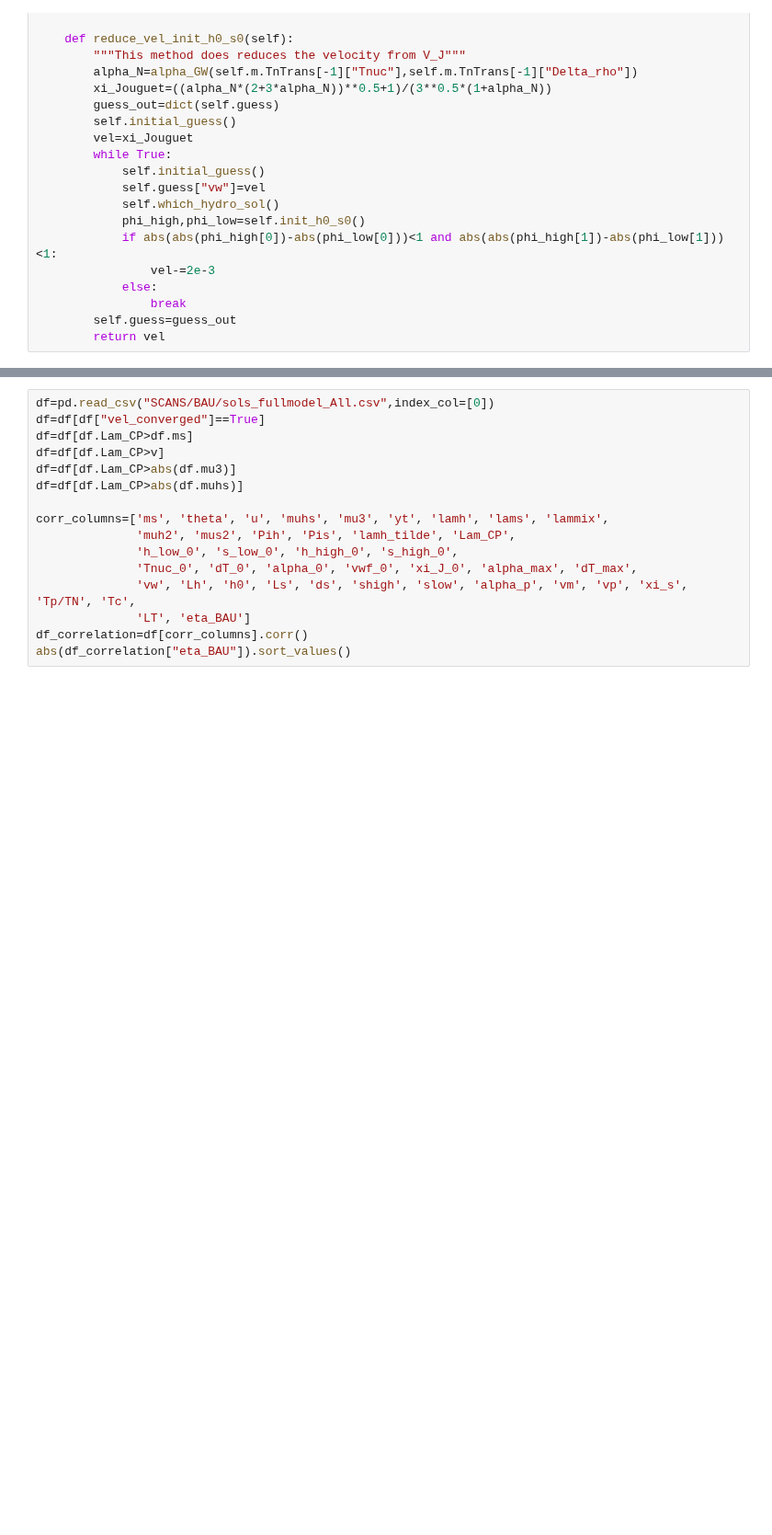
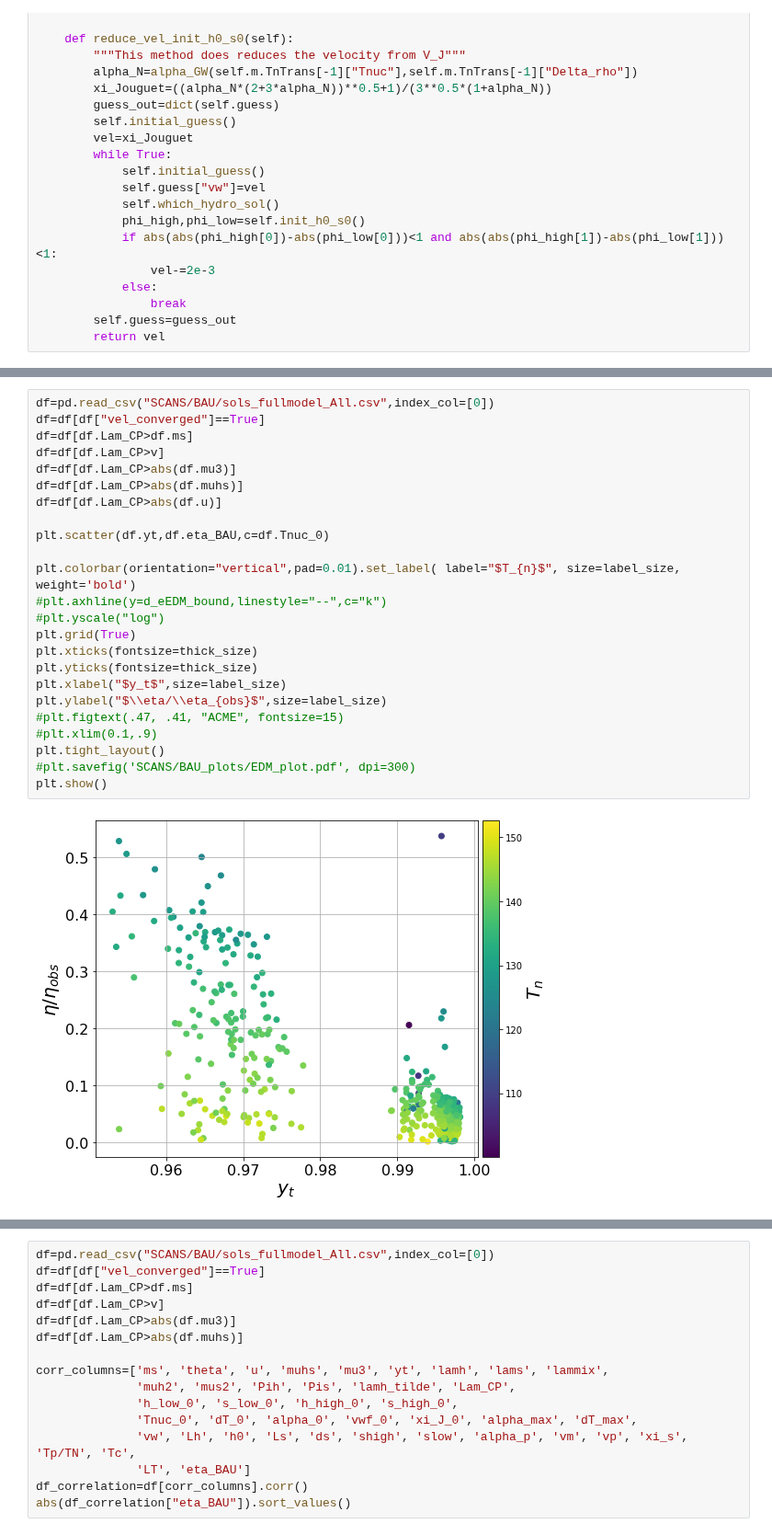
Before and after one commit to PB-316/Z_2breaking-PT-BAU, a Jupyter notebook: check_topquark_full.ipynb, the cells around one changed output, grey strips where cells are left out. Shown at 92% size. Saved outputs shown, nothing was run; the diff lists cells and outputs as text; blank space fills up the shorter version.

```diff
--- a/check_topquark_full.ipynb
+++ b/check_topquark_full.ipynb
@@ -1946,6 +2000,32 @@ plt.tight_layout()
 plt.show()
 # %% [output]
 [figure]
+# %%
+df=pd.read_csv("SCANS/BAU/sols_fullmodel_All.csv",index_col=[0])
+df=df[df["vel_converged"]==True]
+df=df[df.Lam_CP>df.ms]
+df=df[df.Lam_CP>v]
+df=df[df.Lam_CP>abs(df.mu3)]
+df=df[df.Lam_CP>abs(df.muhs)]
+df=df[df.Lam_CP>abs(df.u)]
+
+plt.scatter(df.yt,df.eta_BAU,c=df.Tnuc_0)
+
+plt.colorbar(orientation="vertical",pad=0.01).set_label( label="$T_{n}$", size=label_size, weight='bold')
+#plt.axhline(y=d_eEDM_bound,linestyle="--",c="k")
+#plt.yscale("log")
+plt.grid(True)
+plt.xticks(fontsize=thick_size)
+plt.yticks(fontsize=thick_size)
+plt.xlabel("$y_t$",size=label_size)
+plt.ylabel("$\\eta/\\eta_{obs}$",size=label_size)
+#plt.figtext(.47, .41, "ACME", fontsize=15)
+#plt.xlim(0.1,.9)
+plt.tight_layout()
+#plt.savefig('SCANS/BAU_plots/EDM_plot.pdf', dpi=300)
+plt.show()
+# %% [output]
+[figure, added]
 # %%
 df=pd.read_csv("SCANS/BAU/sols_fullmodel_All.csv",index_col=[0])
 df=df[df["vel_converged"]==True]
```
Also changed, not shown: parts of 6 cells of this notebook, 8 other files.
